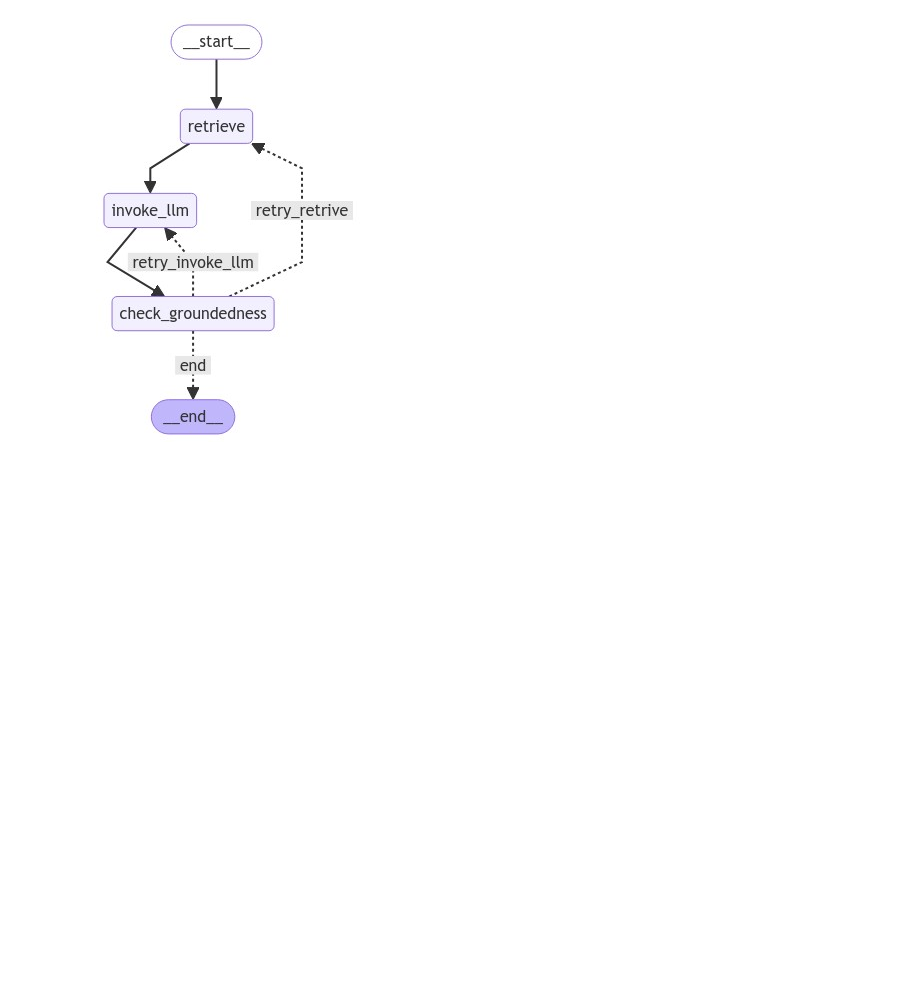
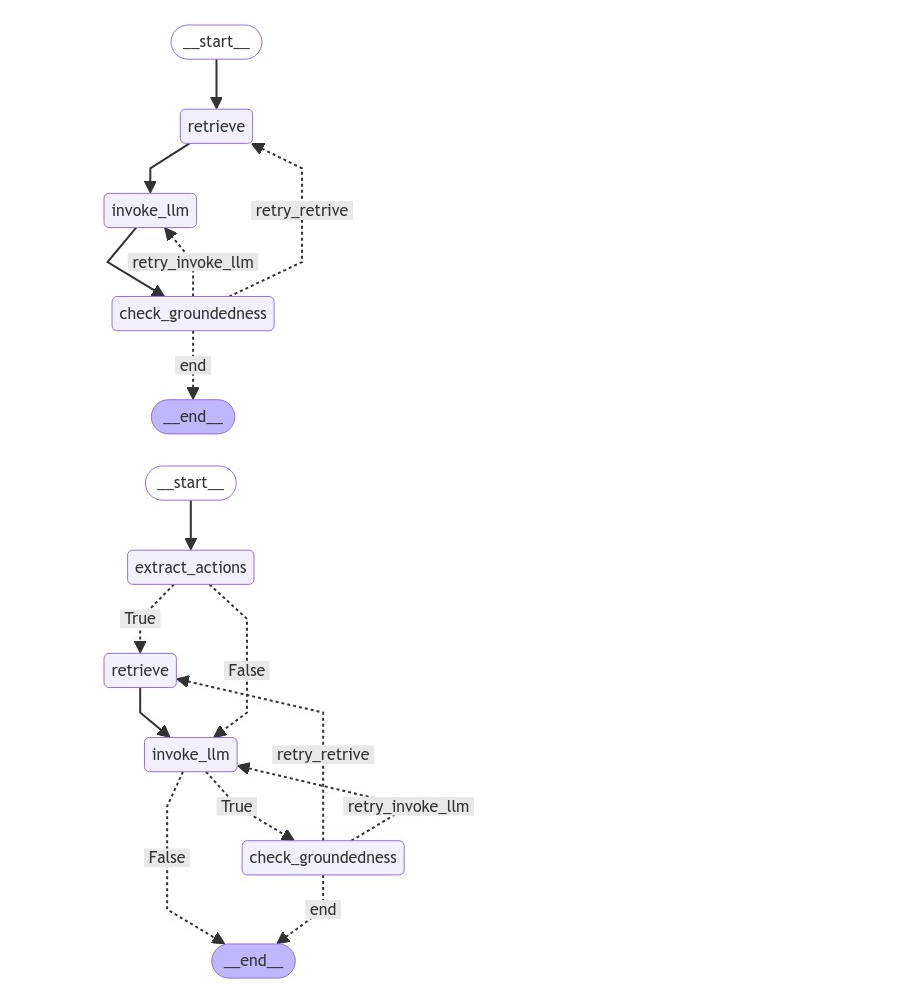
Before and after one commit to kwon0koang/test_langchain, a Jupyter notebook: src/0080_langgraph_multi_agent.ipynb, the cells around one changed output. Saved outputs shown, nothing was run; the diff lists cells and outputs as text; code cells hidden in the pictures; blank space fills up the shorter version.

Commit message:
[kyk] Update langgraph

```diff
--- a/src/0080_langgraph_multi_agent.ipynb
+++ b/src/0080_langgraph_multi_agent.ipynb
@@ -168,3 +67,97 @@ except:
     pass
 # %% [output]
 [figure]
+# %%
+from typing import TypedDict, Annotated, Sequence, List
+from langgraph.graph import Graph, StateGraph, END
+from langgraph.prebuilt import ToolExecutor
+from langchain_core.prompts import ChatPromptTemplate, MessagesPlaceholder
+from langchain_core.messages import HumanMessage, AIMessage
+from langchain_openai import ChatOpenAI
+from langchain_community.chat_models import ChatOllama
+from langchain_core.documents.base import Document
+
+# 상태 정의
+class AgentState(TypedDict):
+    actions: str
+    context: Sequence[Document]
+    answer: str
+    question: str
+    groundness_status: str
+
+def extract_actions(state: AgentState) -> AgentState:
+    actions = ""
+    return AgentState(actions=actions)
+
+def is_exist_actions(state: AgentState) -> bool:
+    is_exist_actions = True
+    return is_exist_actions
+
+def retrieve(state: AgentState) -> AgentState:
+    docs = []
+    return AgentState(context=docs)
+
+def invoke_llm(state: AgentState) -> AgentState:
+    answer = ""
+    return AgentState(answer=answer)
+
+def check_groundedness(state: AgentState) -> AgentState:
+    groundness_status = ""
+    return AgentState(groundness_status=groundness_status)
+
+def decision(state: AgentState) -> str:
+    # retry_retrive, retry_invoke_llm, end
+    decision = "end"
+    return decision
+
+# 그래프 생성
+workflow = StateGraph(AgentState)
+
+# 노드 추가
+workflow.add_node("extract_actions", extract_actions)
+workflow.add_node("retrieve", retrieve)
+workflow.add_node("invoke_llm", invoke_llm)
+workflow.add_node("check_groundedness", check_groundedness)
+
+# 엣지 연결
+workflow.add_conditional_edges(
+    "extract_actions",
+    is_exist_actions,
+    {
+        True: "retrieve",
+        False: "invoke_llm",
+    }
+)
+workflow.add_edge("retrieve", "invoke_llm")
+workflow.add_conditional_edges(
+    "invoke_llm",
+    is_exist_actions,
+    {
+        True: "check_groundedness",
+        False: END,
+    }
+)
+workflow.add_conditional_edges(
+    "check_groundedness",
+    decision,
+    {
+        "retry_retrive": "retrieve",
+        "retry_invoke_llm": "invoke_llm",
+        "end": END
+    }
+)
+
+# 시작점 셋팅
+workflow.set_entry_point("extract_actions")
+
+# 그래프 컴파일
+app = workflow.compile()
+
+from IPython.display import Image, display
+
+try:
+    display(Image(app.get_graph(xray=True).draw_mermaid_png()))
+except:
+    pass
+# %% [output]
+[figure, added]
```
Also changed, not shown: parts of 1 cell of this notebook, 1 other file.
